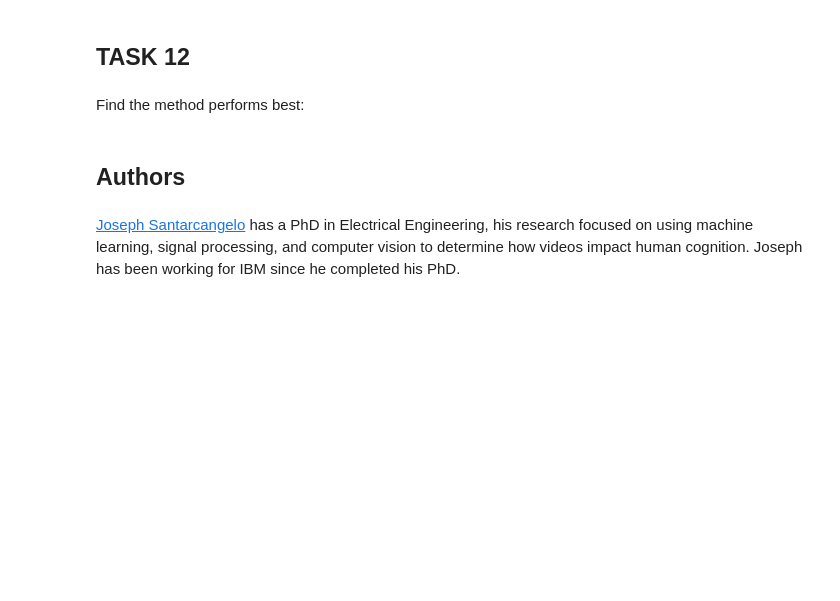
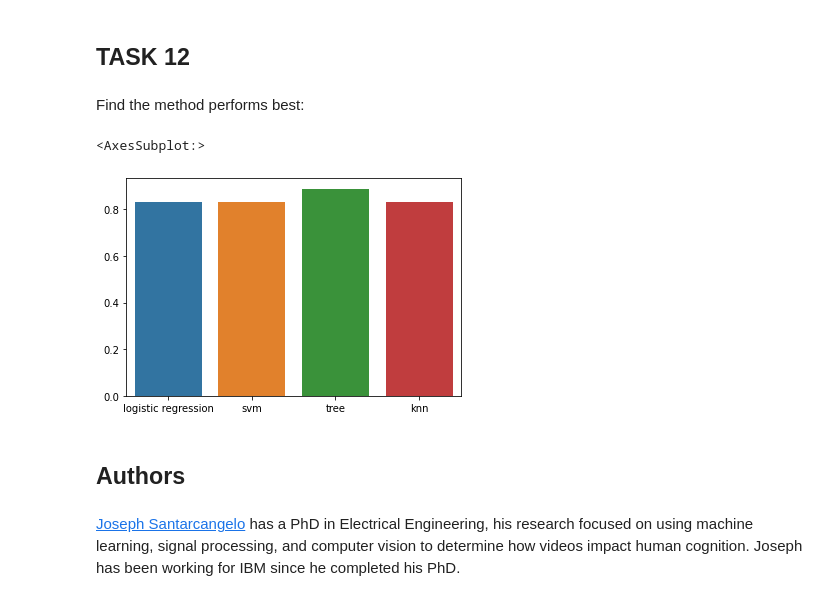
Before and after one commit to cosiek87/CapStone, a Jupyter notebook: Machine Learning Prediction Lab.ipynb, the cells around one changed output. Saved outputs shown, nothing was run; the diff lists cells and outputs as text; code cells hidden in the pictures; blank space fills up the shorter version.

```diff
--- a/Machine Learning Prediction Lab.ipynb
+++ b/Machine Learning Prediction Lab.ipynb
@@ -299,9 +301,9 @@ plot_confusion_matrix(Y_test,yhat)
 # %% [markdown]
 Create a k nearest neighbors object then  create a  <code>GridSearchCV</code> object  <code>knn_cv</code> with cv = 10.  Fit the object to find the best parameters from the dictionary <code>parameters</code>.
 # %%
-parameters = {'n_neighbors': [1, 2, 3, 4, 5, 6, 7, 8, 9, 10],
+parameters = {'n_neighbors': [1, 2, 3, 4, 5, 6, 7, 8, 9, 10,11,12],
               'algorithm': ['auto', 'ball_tree', 'kd_tree', 'brute'],
-              'p': [1,2]}
+              'p': [1,2,3]}
 
 KNN = KNeighborsClassifier()
 # %%
@@ -338,6 +334,11 @@ plot_confusion_matrix(Y_test,yhat)
 ## TASK  12
 # %% [markdown]
 Find the method performs best:
+# %%
+sns.barplot(x=['logistic regression', 'svm', 'tree', 'knn'], y = [logreg_cv.score(X_test,Y_test),svm_cv.score(X_test,Y_test),tree_cv.score(X_test,Y_test),knn_cv.score(X_test,Y_test)])
+# %% [output]
+<AxesSubplot:>
+[figure, added]
 # %% [markdown]
 ## Authors
 # %% [markdown]
```
Also changed, not shown: parts of 12 cells of this notebook.
